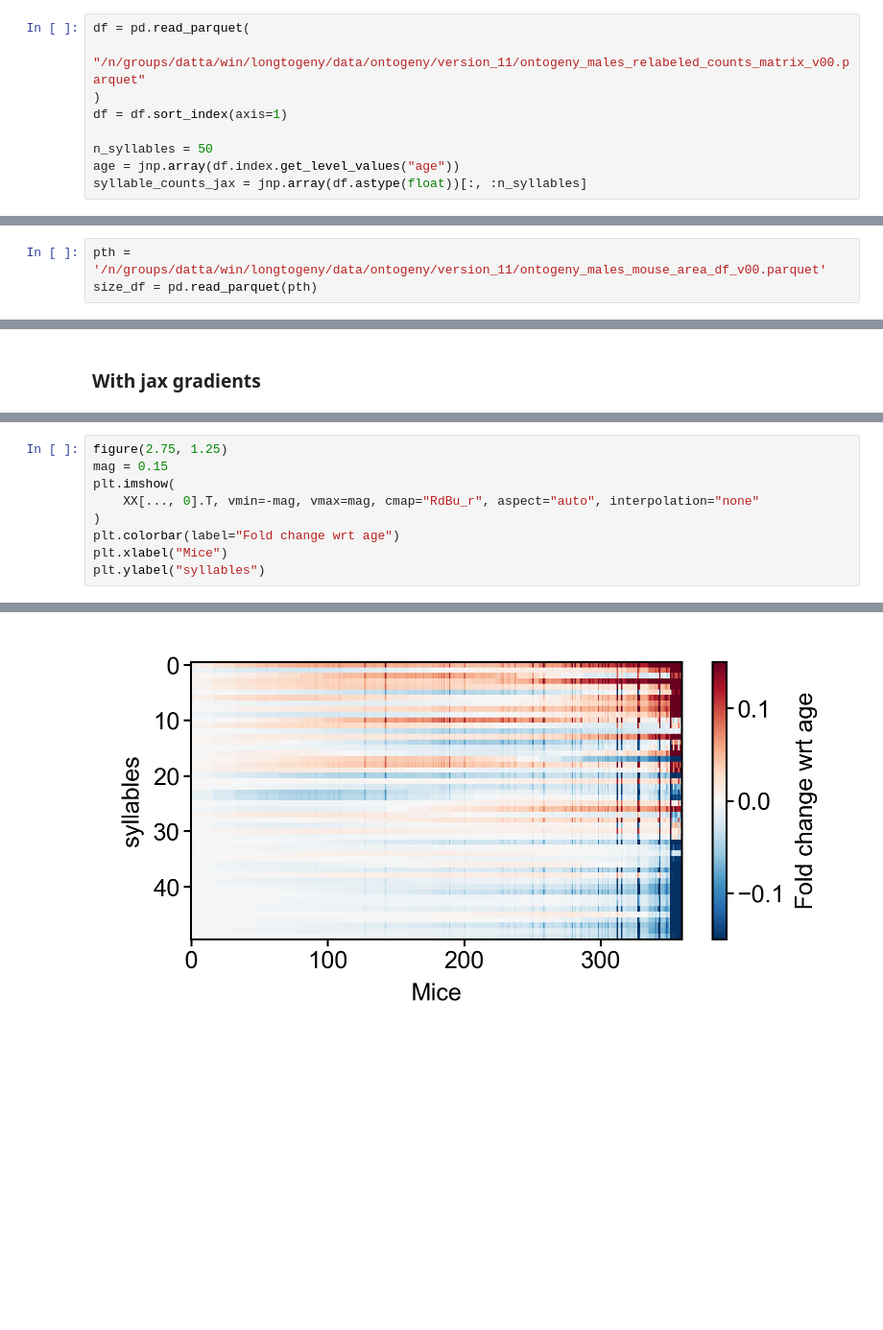
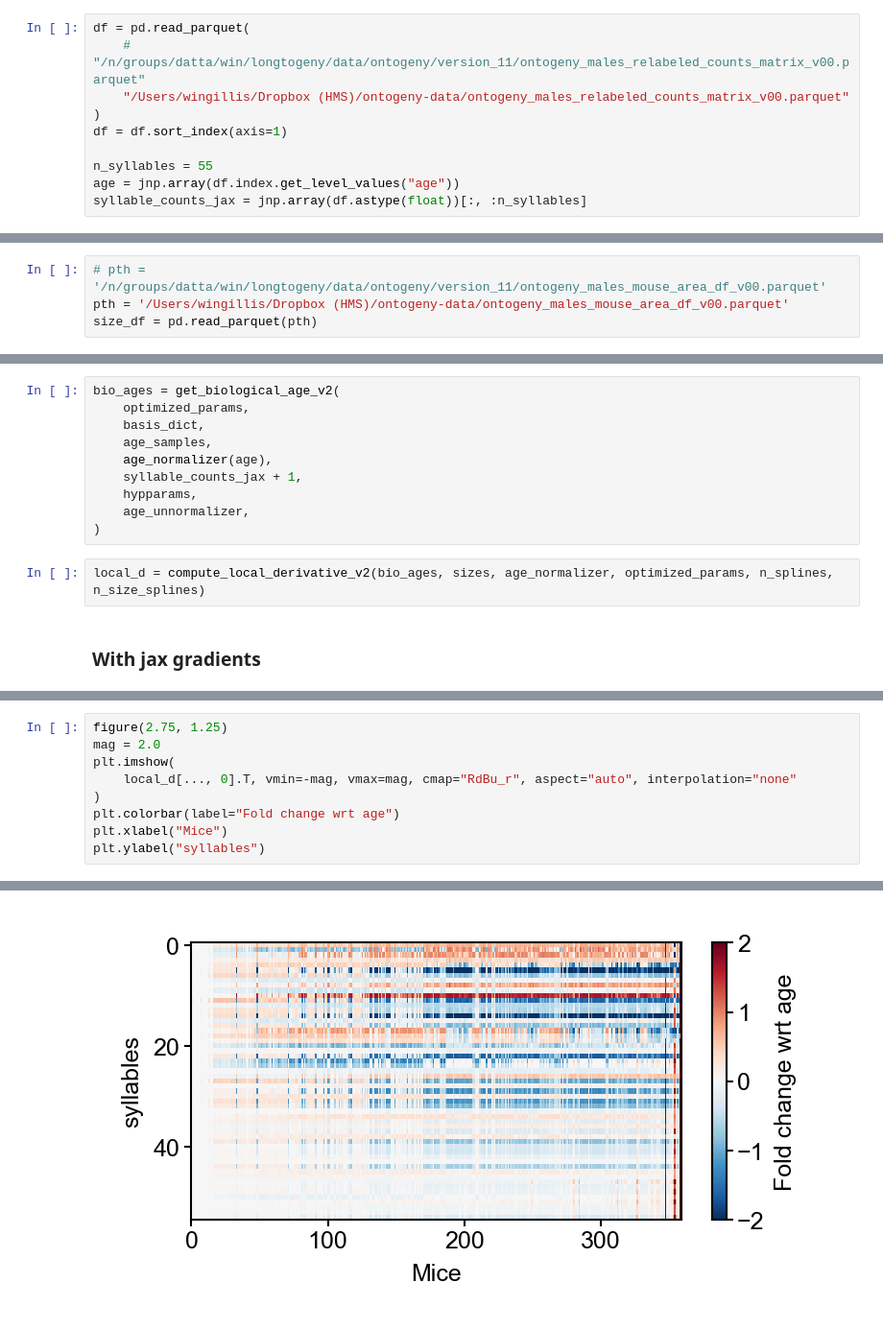
Before and after one commit to dattalab/ontogeny-of-behavior, a Jupyter notebook: notebooks/exploration/win/biological-clock-models/2024-02-04-cv-param-scan.ipynb, the cells around one changed output, grey strips where cells are left out. Shown at 96% size. Cells and saved outputs as stored; diff of their text form; blank space fills up the shorter version.

```diff
--- a/notebooks/exploration/win/biological-clock-models/2024-02-04-cv-param-scan.ipynb
+++ b/notebooks/exploration/win/biological-clock-models/2024-02-04-cv-param-scan.ipynb
@@ -28,10 +35,11 @@ warnings.simplefilter("ignore")
 format_plots()
 # %%
 df = pd.read_parquet(
-    "/n/groups/datta/win/longtogeny/data/ontogeny/version_11/ontogeny_males_relabeled_counts_matrix_v00.parquet"
+    # "/n/groups/datta/win/longtogeny/data/ontogeny/version_11/ontogeny_males_relabeled_counts_matrix_v00.parquet"
+    "/Users/wingillis/Dropbox (HMS)/ontogeny-data/ontogeny_males_relabeled_counts_matrix_v00.parquet"
 )
 df = df.sort_index(axis=1)
 
-n_syllables = 50
+n_syllables = 55
 age = jnp.array(df.index.get_level_values("age"))
 syllable_counts_jax = jnp.array(df.astype(float))[:, :n_syllables]
@@ -334,7 +258,8 @@ plt.plot(np.mean(np.abs(XX), axis=0))
 # %% [markdown]
 ## Add mouse size into fitting procedure
 # %%
-pth = '/n/groups/datta/win/longtogeny/data/ontogeny/version_11/ontogeny_males_mouse_area_df_v00.parquet'
+# pth = '/n/groups/datta/win/longtogeny/data/ontogeny/version_11/ontogeny_males_mouse_area_df_v00.parquet'
+pth = '/Users/wingillis/Dropbox (HMS)/ontogeny-data/ontogeny_males_mouse_area_df_v00.parquet'
 size_df = pd.read_parquet(pth)
 # %%
 def zscore(ser: pd.Series):
@@ -592,2 +440,14 @@ n_splines 5 ll -224049.6
+# %%
+bio_ages = get_biological_age_v2(
+    optimized_params,
+    basis_dict,
+    age_samples,
+    age_normalizer(age),
+    syllable_counts_jax + 1,
+    hypparams,
+    age_unnormalizer,
+)
+# %%
+local_d = compute_local_derivative_v2(bio_ages, sizes, age_normalizer, optimized_params, n_splines, n_size_splines)
 # %% [markdown]
 ### With jax gradients
@@ -673,15 +473,15 @@ plt.xticks([0, 1], ["age", "size"])
 # %%
 figure(2.75, 1.25)
-mag = 0.15
+mag = 2.0
 plt.imshow(
-    XX[..., 0].T, vmin=-mag, vmax=mag, cmap="RdBu_r", aspect="auto", interpolation="none"
+    local_d[..., 0].T, vmin=-mag, vmax=mag, cmap="RdBu_r", aspect="auto", interpolation="none"
 )
 plt.colorbar(label="Fold change wrt age")
 plt.xlabel("Mice")
 plt.ylabel("syllables")
 # %% [output]
 Text(0, 0.5, 'syllables')
-[figure, old version]
+[figure, new version]
 # %%
 figure(2.75, 1.25)
 plt.imshow(
```
Also changed, not shown: parts of 36 cells of this notebook, 1 other file.
